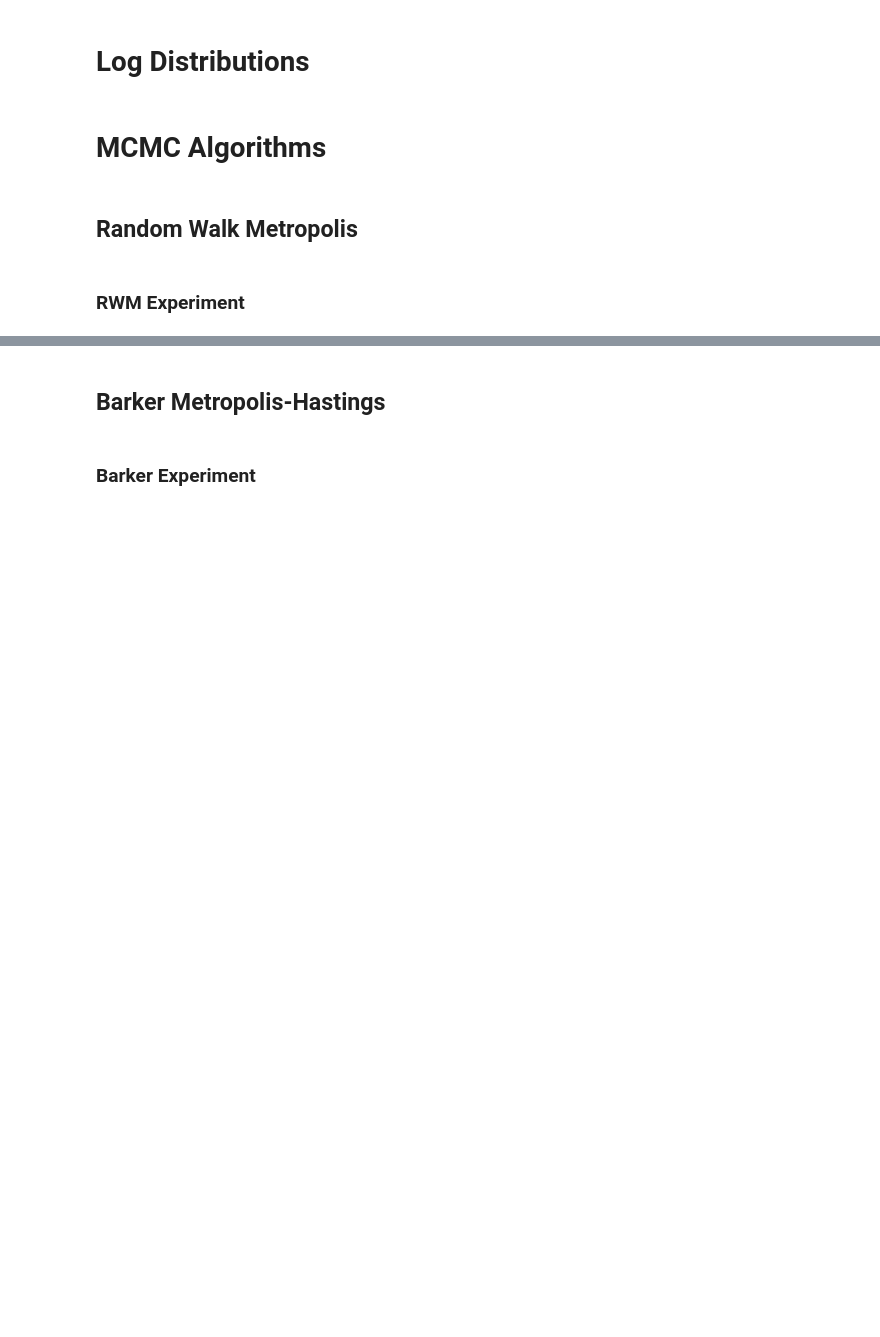
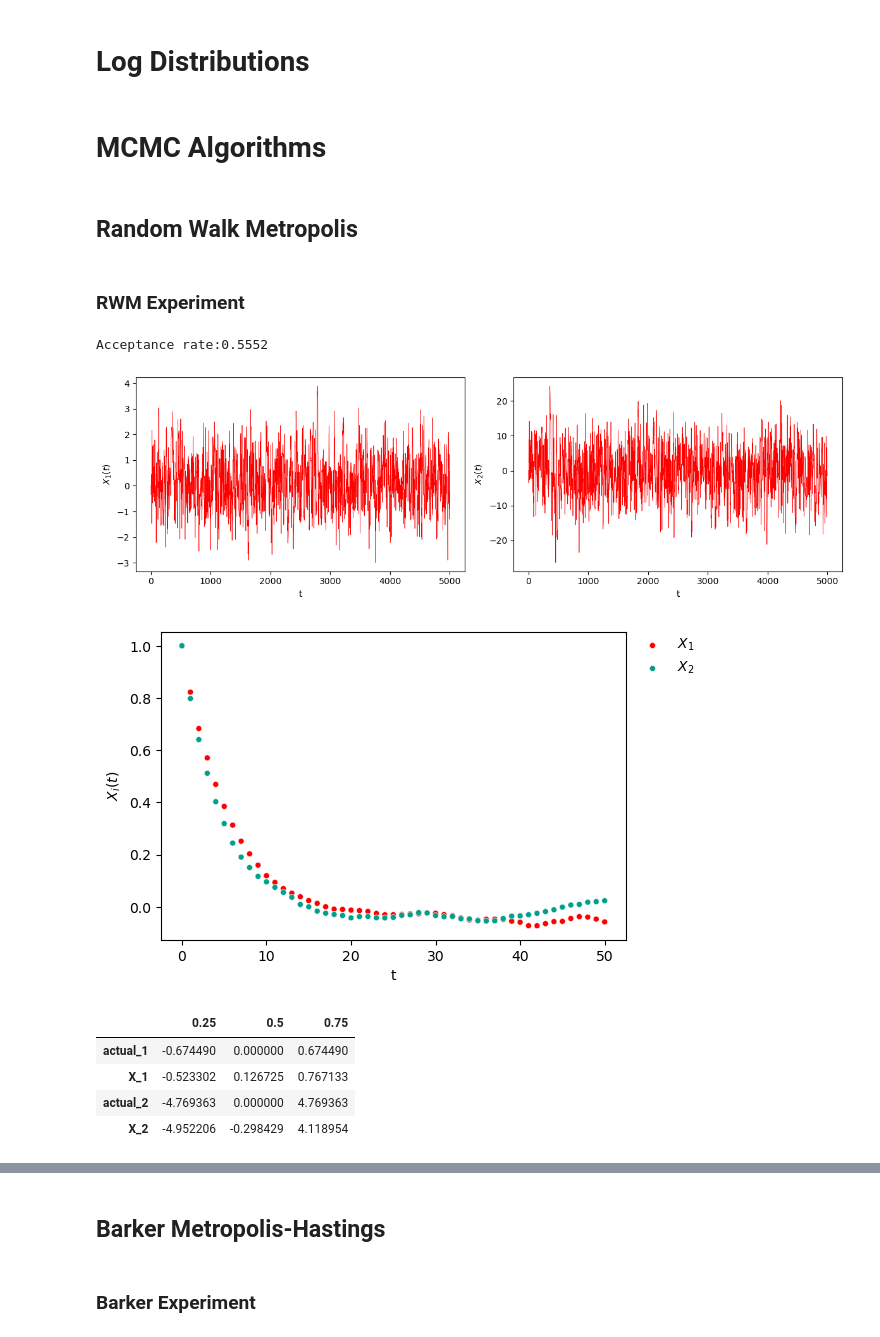
Before and after one commit to bartolomeou/FYP, a Jupyter notebook: barker_proposal_metropolis_hastings.ipynb, the cells around one changed output, grey strips where cells are left out. Drawn from its saved outputs; the diff is of its cells as text; code cells hidden in the pictures; blank space fills up the shorter version.

```diff
--- a/barker_proposal_metropolis_hastings.ipynb
+++ b/barker_proposal_metropolis_hastings.ipynb
@@ -149,5 +237,34 @@ def random_walk(logpi, n_iter, x_init, step_size=1, **kwargs):
 # %% [markdown]
 ### RWM Experiment
+# %%
+samples, accept_rate = preconditioned_random_walk(
+    logpi=logpi_mvnormal,
+    n_iter=5000,
+    x_init=np.array([0, 0]),
+    location=[0, 0],
+    covariance=[[1, 0.8], [0.8, 50]]
+ )
+
+print(f'Acceptance rate:{accept_rate}')
+
+traceplot(samples, overlay=False)
+acfplot(samples)
+
+quantiles = pd.DataFrame(columns=['0.25', '0.5', '0.75'])
+quantiles.loc['actual_1'] = norm.ppf([0.25, 0.5, 0.75], loc=0, scale=1)
+quantiles.loc[f'X_{1}'] = np.quantile(samples[0, :], [0.25, 0.5, 0.75])
+quantiles.loc['actual_2'] = norm.ppf([0.25, 0.5, 0.75], loc=0, scale=np.sqrt(50))
+quantiles.loc[f'X_{2}'] = np.quantile(samples[1, :], [0.25, 0.5, 0.75])
+quantiles
+# %% [output]
+Acceptance rate:0.5552
+[figure, added]
+[figure, added]
+|  | 0.25 | 0.5 | 0.75 |
+| actual_1 | -0.674490 | 0.000000 | 0.674490 |
+| X_1 | -0.523302 | 0.126725 | 0.767133 |
+| actual_2 | -4.769363 | 0.000000 | 4.769363 |
+| X_2 | -4.952206 | -0.298429 | 4.118954 |
 # %%
 samples, accept_rate = random_walk(
     logpi=logpi_mvnormal,
```
Also changed, not shown: parts of 12 cells of this notebook, 1 other file.
